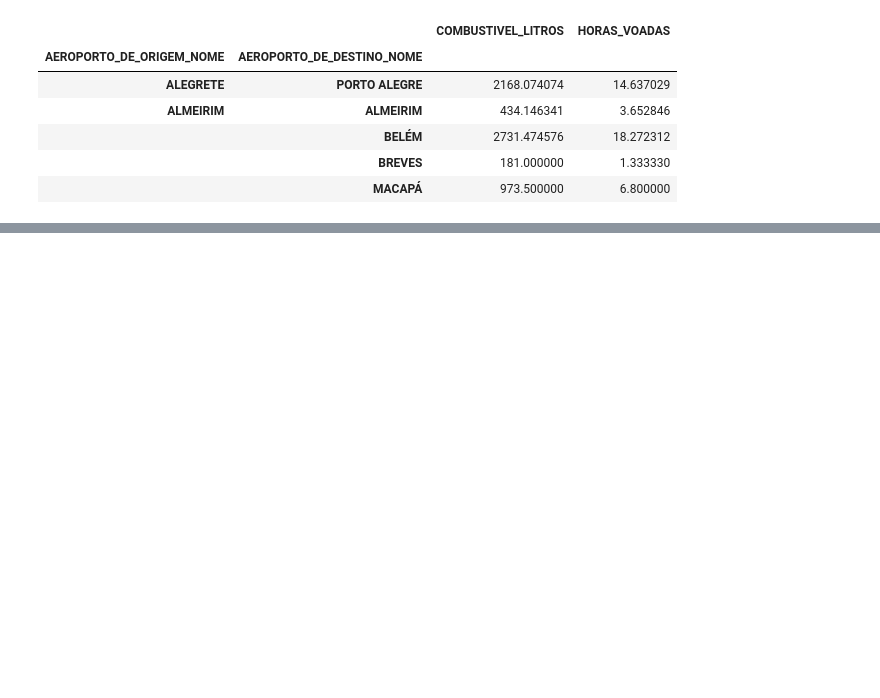
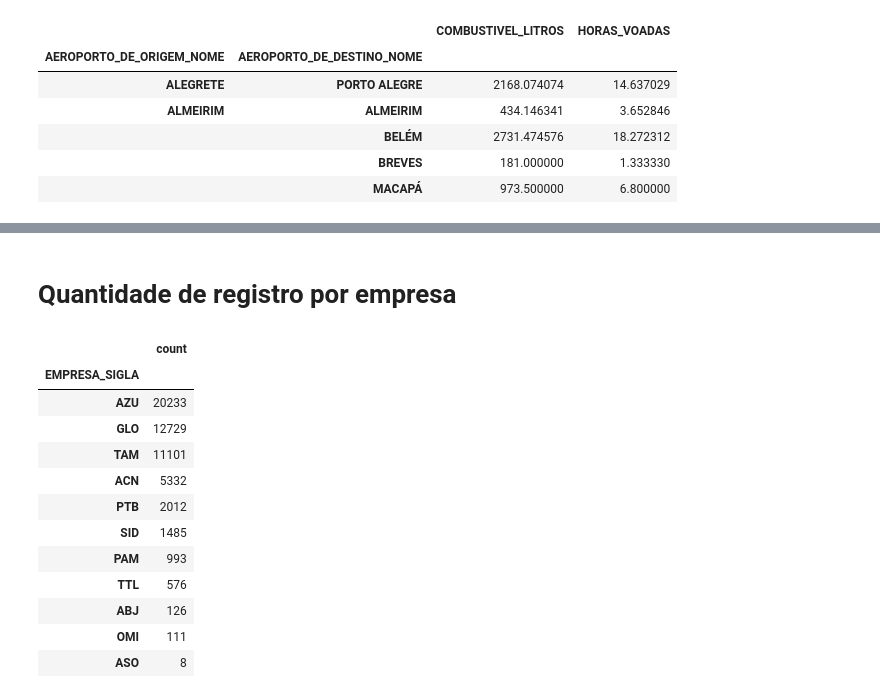
Before and after one commit to lgmro/analise_dados_big_data, a Jupyter notebook: Analise_Descritiva.ipynb, the cells around one changed output, grey strips where cells are left out. Cells and saved outputs as stored; diff of their text form; code cells hidden in the pictures; blank space fills up the shorter version.

```diff
--- a/Analise_Descritiva.ipynb
+++ b/Analise_Descritiva.ipynb
@@ -231,0 +281,18 @@ consumo_combustivel_origem_destino.head()
+# %% [markdown]
+# Quantidade de registro por empresa
+# %%
+base['EMPRESA_SIGLA'].value_counts().to_frame()
+# %% [output]
+|  | count |
+| EMPRESA_SIGLA |  |
+| AZU | 20233 |
+| GLO | 12729 |
+| TAM | 11101 |
+| ACN | 5332 |
+| PTB | 2012 |
+| SID | 1485 |
+| PAM | 993 |
+| TTL | 576 |
+| ABJ | 126 |
+| OMI | 111 |
+| ASO | 8 |
```
Also changed, not shown: parts of 12 cells of this notebook, 1 other file.
